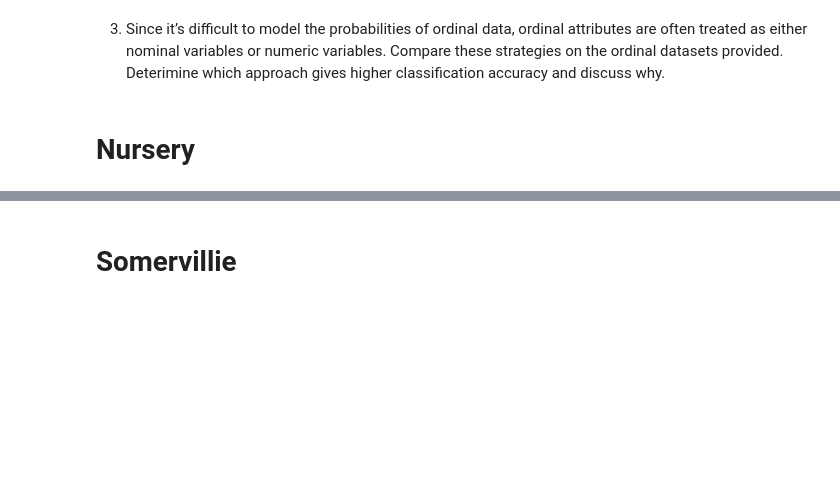
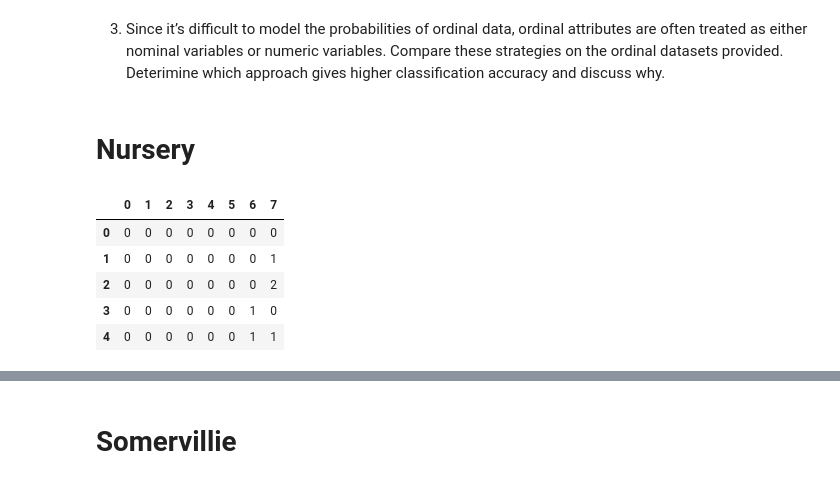
Before and after one commit to Haswf/NaiveBayesClassifier, a Jupyter notebook: assignment1_2020_template.ipynb, the cells around one changed output, grey strips where cells are left out. Cells and saved outputs as stored; diff of their text form; code cells hidden in the pictures; blank space fills up the shorter version.

Commit message:
Refactor preprocessing

```diff
--- a/assignment1_2020_template.ipynb
+++ b/assignment1_2020_template.ipynb
@@ -273,6 +293,23 @@ def label_confusion_matrix(y_predicted, y_truth, label):
 
 # (TP, TN, FP, FN) = label_confusion_matrix(np.array([1, 0, 0, 1, 2]), np.array([1, 0, 1, 0, 2]), 2)
 # print(TP, TN, FP, FN)
+# %%
+def preprocess(data, label_index, attribute_index_list, ordinal_replacement):
+    copy = data.copy()
+    # Handle missing value
+    copy = copy[(copy.astype(str) != '?').all(axis=1)]
+    copy = copy.dropna()
+    # Reset row indexes
+    copy = copy.reset_index(drop=True)
+
+    # Replace value if required
+    for column_index in ordinal_replacement:
+        map = {key:index for index, key in enumerate(ordinal_replacement[column_index])}
+        copy.iloc[:,column_index] = copy.iloc[:,column_index].map(map)
+
+    y = copy.iloc[:,label_index]
+    X = copy.iloc[:,attribute_index_list]
+    return X, y
 # %% [markdown]
 ## Questions
 
@@ -556,6 +570,31 @@ def ordinal_handling(ordinal_dict, nominal_acc, numeric_acc, random_acc, zeroR_a
     return ordinal_dict
 # %% [markdown]
 # Nursery
+# %%
+data_set ="./datasets/nursery.data"
+data = pd.read_csv(data_set, header=None)
+
+replacement_map = {
+    0: ["usual", "pretentious", "great_pret"],
+    1: ["proper", "less_proper", "improper", "critical", "very_crit"],
+    2: ["complete", "completed", "incomplete", "foster"],
+    3: ["1", "2","3", "more"],
+    4: ["convenient", "less_conv", "critical"],
+    5: ["convenient", "inconv"],
+    6: ["nonprob", "slightly_prob", "problematic"],
+    7: ["recommended", "priority", "not_recom"],
+}
+
+X, y = preprocess(data, 8, list(range(0, 8)), replacement_map)
+# %%
+X.head()
+# %% [output]
+|  | 0 | 1 | 2 | 3 | 4 | 5 | 6 | 7 |
+| 0 | 0 | 0 | 0 | 0 | 0 | 0 | 0 | 0 |
+| 1 | 0 | 0 | 0 | 0 | 0 | 0 | 0 | 1 |
+| 2 | 0 | 0 | 0 | 0 | 0 | 0 | 0 | 2 |
+| 3 | 0 | 0 | 0 | 0 | 0 | 0 | 1 | 0 |
+| 4 | 0 | 0 | 0 | 0 | 0 | 0 | 1 | 1 |
 # %%
 label_index = 8
 data_set ="./datasets/nursery.data"
```
Also changed, not shown: parts of 22 cells of this notebook.
